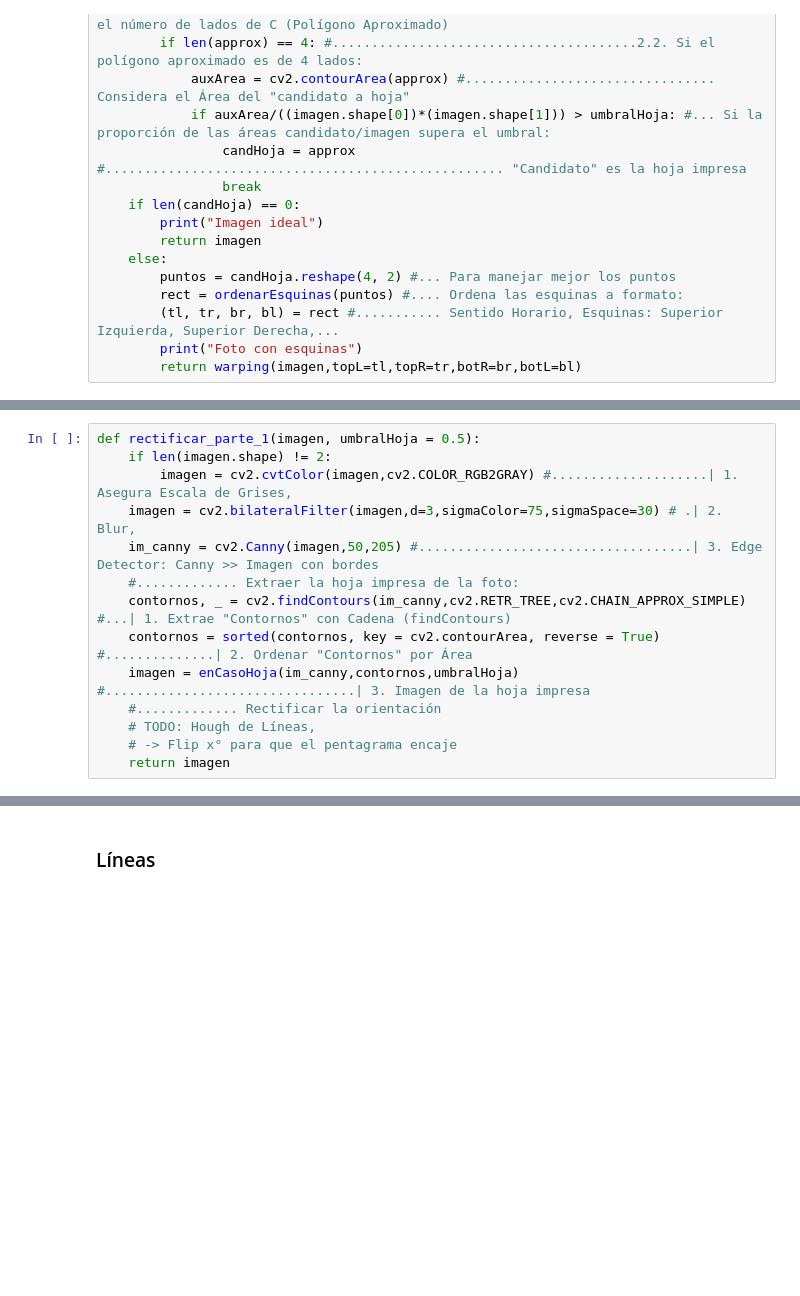
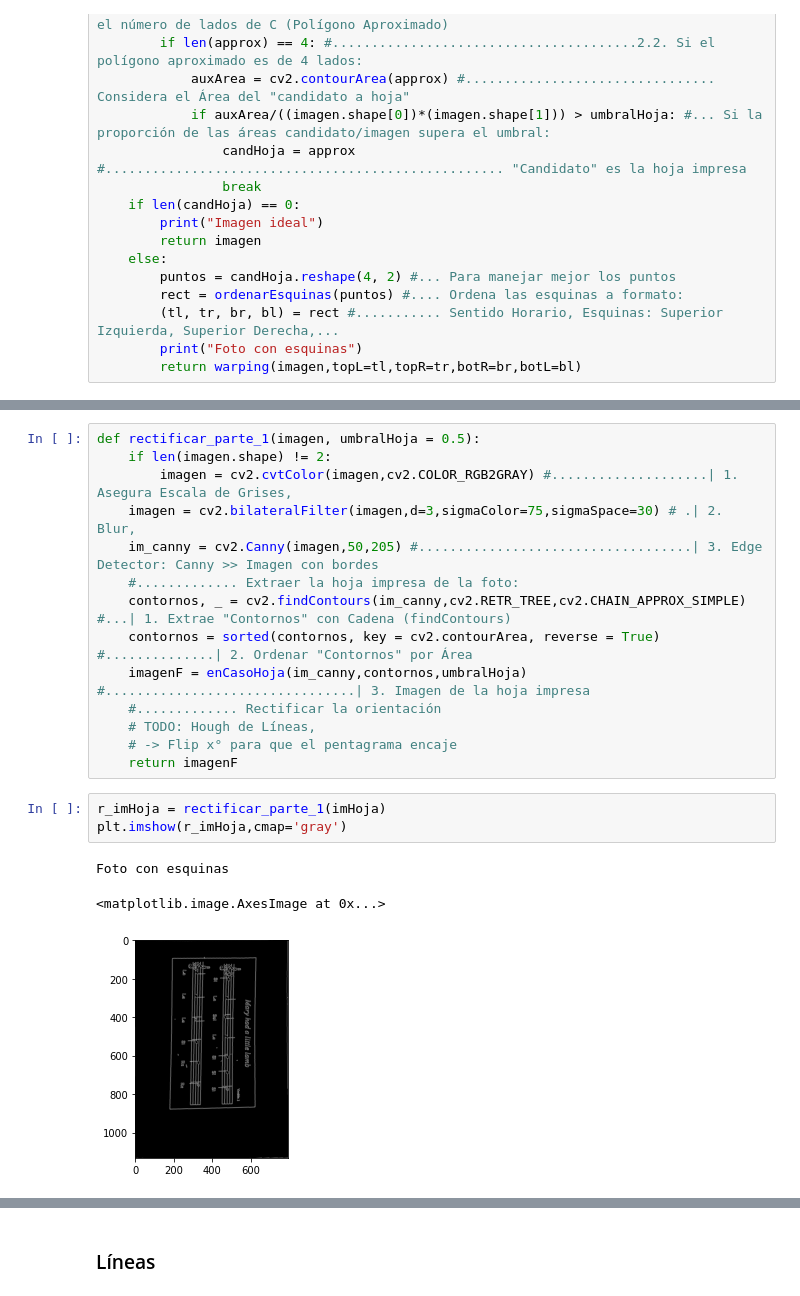
Before and after one commit to Carhuacusma/CC61_PDI_Trabajo_Final, a Jupyter notebook: CC61_PDI_Trabajo_Final.ipynb, the cells around one changed output, grey strips where cells are left out. Cells and saved outputs as stored; diff of their text form; blank space fills up the shorter version.

```diff
--- a/CC61_PDI_Trabajo_Final.ipynb
+++ b/CC61_PDI_Trabajo_Final.ipynb
@@ -172,8 +256,15 @@ def rectificar_parte_1(imagen, umbralHoja = 0.5):
     #............. Extraer la hoja impresa de la foto:
     contornos, _ = cv2.findContours(im_canny,cv2.RETR_TREE,cv2.CHAIN_APPROX_SIMPLE) #...| 1. Extrae "Contornos" con Cadena (findContours)
     contornos = sorted(contornos, key = cv2.contourArea, reverse = True) #..............| 2. Ordenar "Contornos" por Área
-    imagen = enCasoHoja(im_canny,contornos,umbralHoja) #................................| 3. Imagen de la hoja impresa
+    imagenF = enCasoHoja(im_canny,contornos,umbralHoja) #................................| 3. Imagen de la hoja impresa
     #............. Rectificar la orientación
     # TODO: Hough de Líneas,
     # -> Flip x° para que el pentagrama encaje
-    return imagen
+    return imagenF
+# %%
+r_imHoja = rectificar_parte_1(imHoja)
+plt.imshow(r_imHoja,cmap='gray')
+# %% [output]
+Foto con esquinas
+<matplotlib.image.AxesImage at 0x...>
+[figure, added]
```
Also changed, not shown: parts of 19 cells of this notebook.
